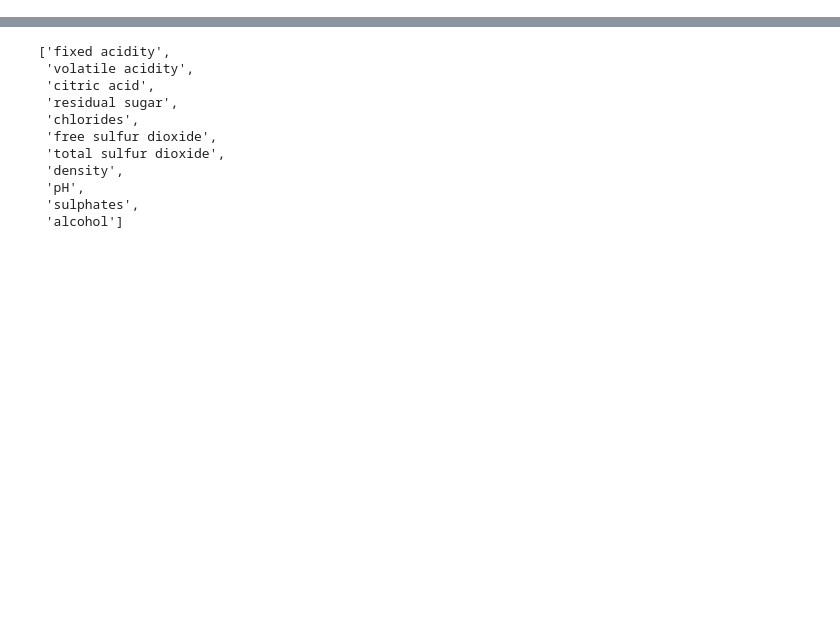
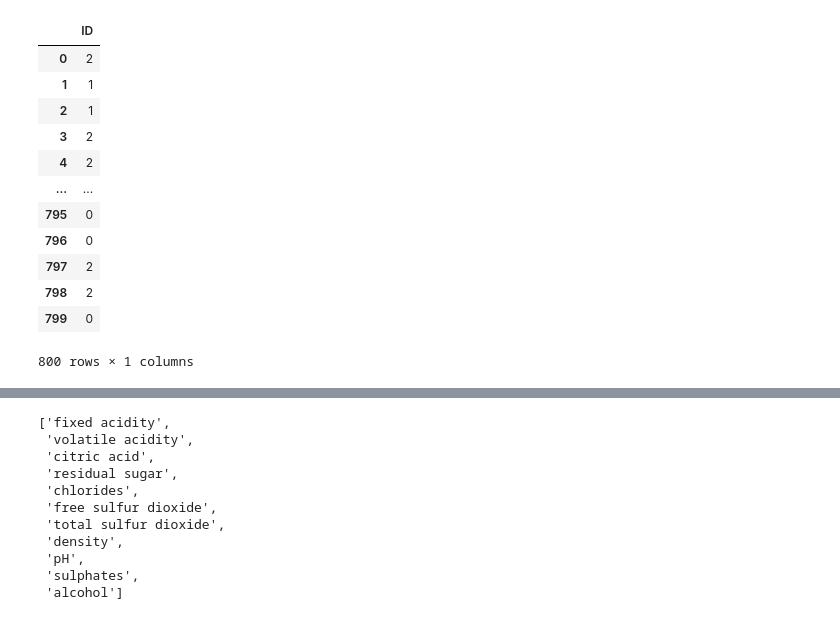
Before and after one commit to zhou5101/CSE564, a Jupyter notebook: Proj2b/Proj2b.ipynb, the cells around one changed output, grey strips where cells are left out. Cells and saved outputs as stored; diff of their text form; code cells hidden in the pictures; blank space fills up the shorter version.

```diff
--- a/Proj2b/Proj2b.ipynb
+++ b/Proj2b/Proj2b.ipynb
@@ -17,3 +15,19 @@ clusterID = kmeanModel1.predict(std)
 
 embeddings = MDS(n_components=2, random_state=0)
 data_transform = embeddings.fit_transform(std)
+# %%
+pd.DataFrame(clusterID,columns=["ID"])
+# %% [output]
+|  | ID |
+| 0 | 2 |
+| 1 | 1 |
+| 2 | 1 |
+| 3 | 2 |
+| 4 | 2 |
+| ... | ... |
+| 795 | 0 |
+| 796 | 0 |
+| 797 | 2 |
+| 798 | 2 |
+| 799 | 0 |
+800 rows × 1 columns
```
Also changed, not shown: parts of 3 cells of this notebook, 8 other files.
